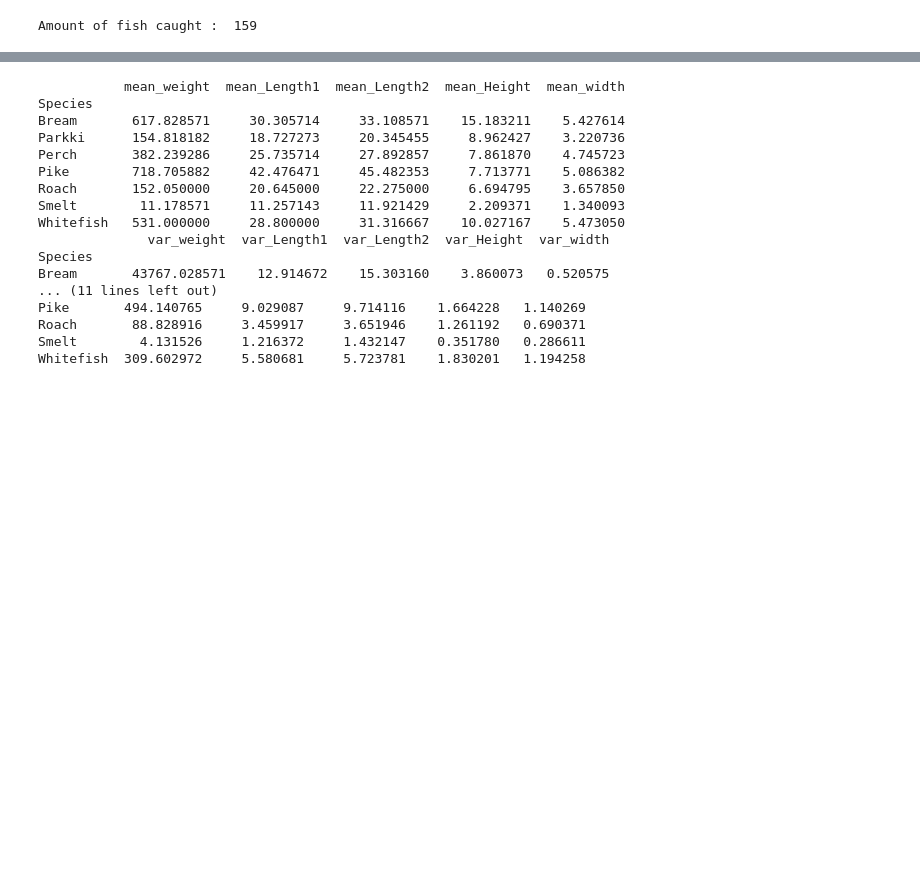
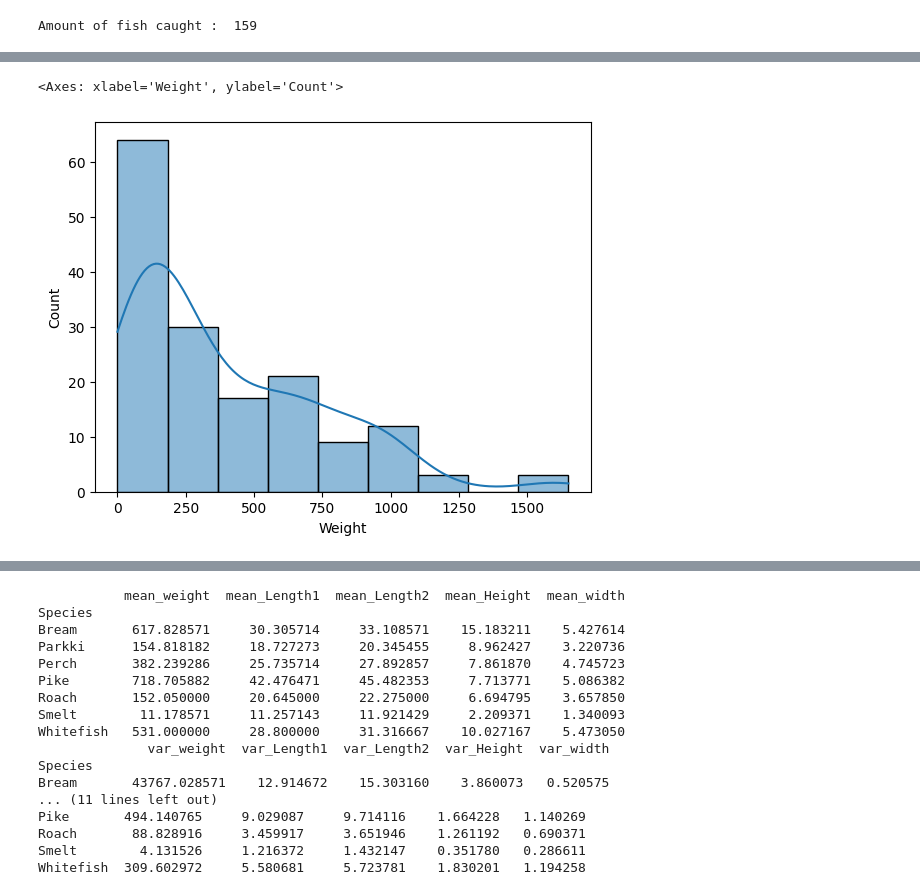
Before and after one commit to Creepy01/Fish-market-analysis, a Jupyter notebook: data.ipynb, the cells around one changed output, grey strips where cells are left out. Cells and saved outputs as stored; diff of their text form; code cells hidden in the pictures; blank space fills up the shorter version.

```diff
--- a/data.ipynb
+++ b/data.ipynb
@@ -77,0 +83,5 @@ sns.histplot(data=data, x="Species", y="Length2")
+# %%
+sns.histplot(data['Weight'], kde=True)
+# %% [output]
+<Axes: xlabel='Weight', ylabel='Count'>
+[figure, added]
```
Also changed, not shown: parts of 13 cells of this notebook.
